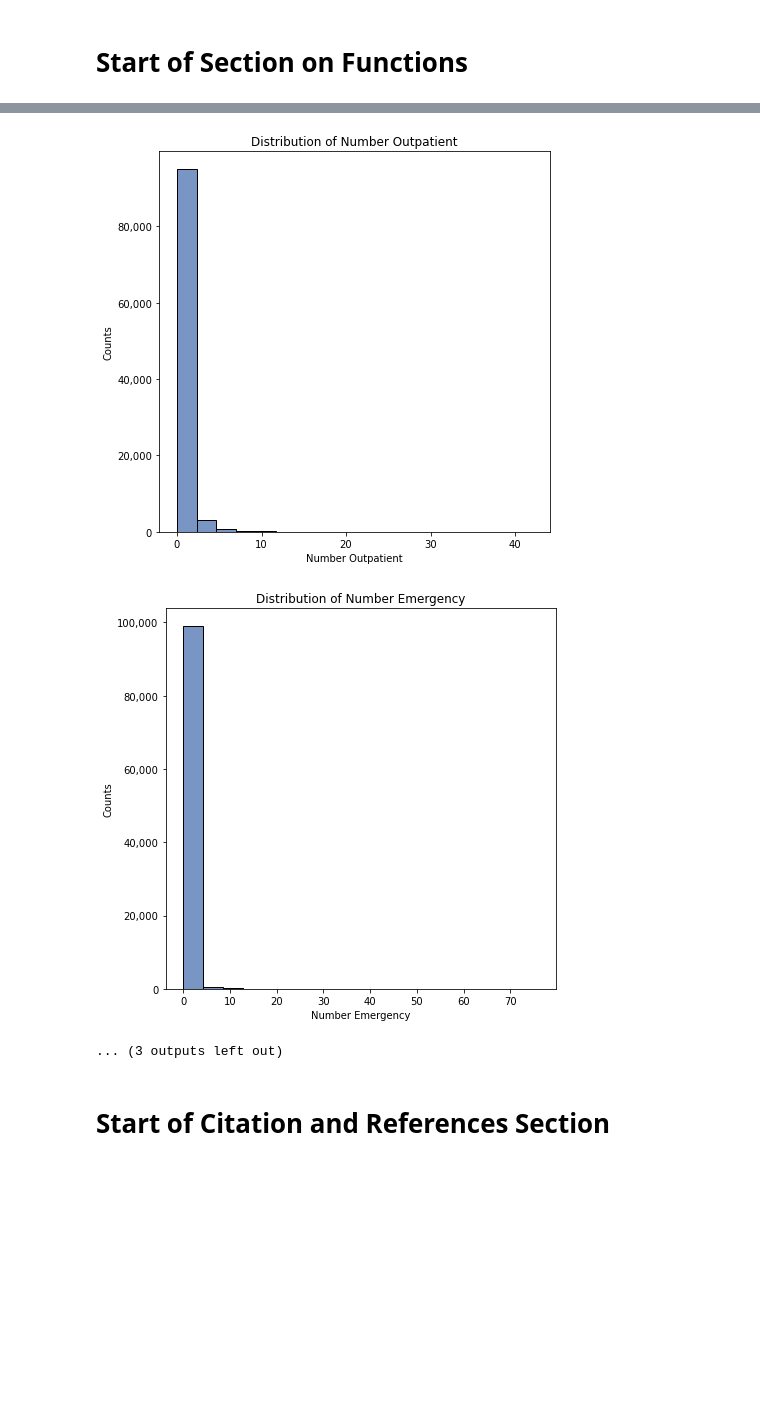
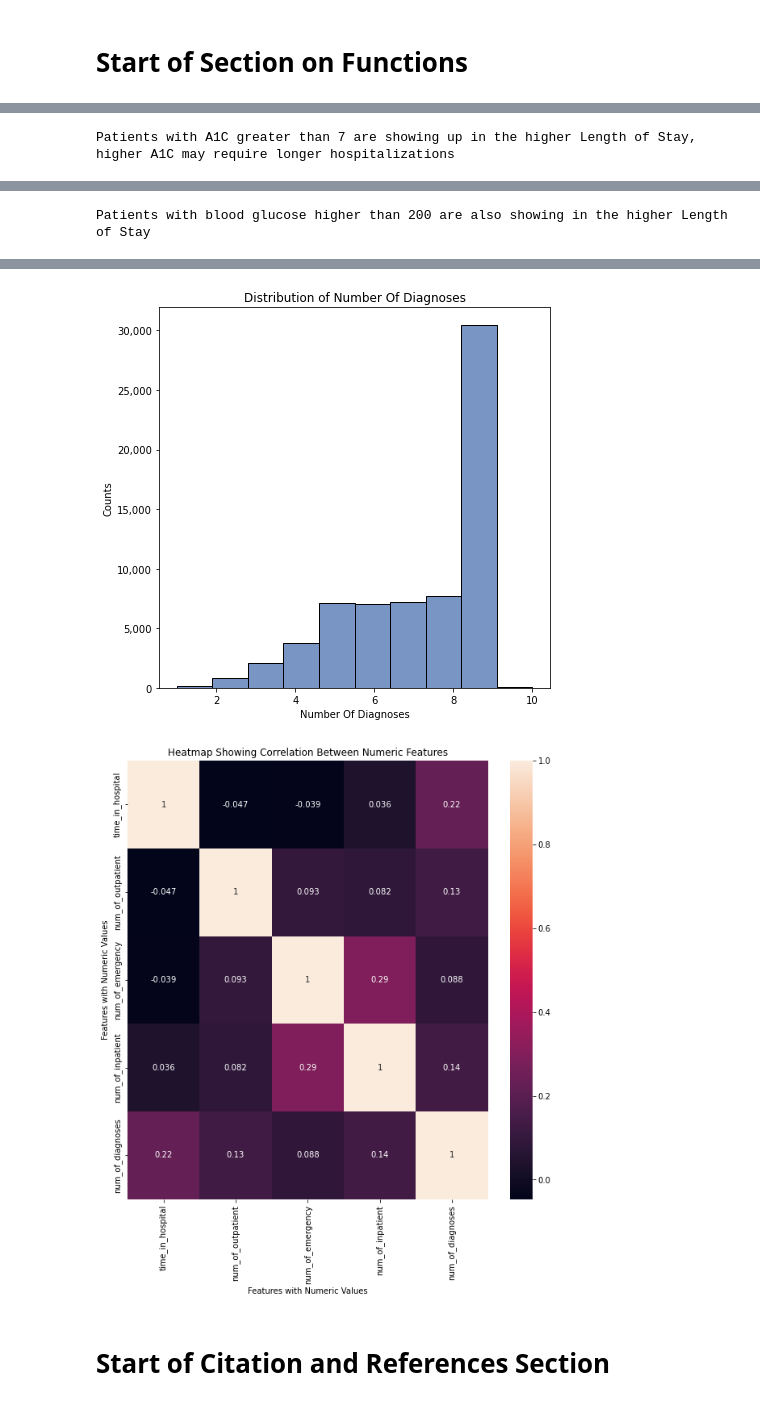
Before and after one commit to michaelakinosho/diabetes_readmission, a Jupyter notebook: diabetes_readmission.ipynb, the cells around one changed output, grey strips where cells are left out. Drawn from its saved outputs; the diff is of its cells as text; code cells hidden in the pictures; blank space fills up the shorter version.

Commit message:
Implementing project on Diabetes Readmission Project
Implementing project on Diabetes Readmission Project

```diff
--- a/diabetes_readmission.ipynb
+++ b/diabetes_readmission.ipynb
@@ -7,7 +26,6 @@ import os
 # %%
 plt.style.use('seaborn-deep')
 # %%
-filepathname = 'c:\\Users\\micha\\Documents\\GitHub\\diabetes_readmissions\\diabetes.csv'
-df = pd.read_csv(filepathname, header=0,)
+df = pd.read_csv(filepathname, header=0, index_col = 'encounter_id')
 df.head()
 # %% [output]
@@ -40,7 +97,7 @@ def create_plots(myXaxis,myYaxis,myXlabel,myYlabel,myTitle,myPlot,fsize=7):
     elif myPlot == "Heatmap":
         sns.heatmap(ax = notch_ax, data=df.corr(),annot=True)
     elif myPlot == "Histplot":
-        sns.histplot(data=df, x = myXaxis)
+        sns.histplot(data=df, x = myXaxis,bins=10)
 
     plt.title(myTitle)
     plt.xlabel(myXlabel)
@@ -191,28 +471,35 @@ Name: readmitted, dtype: float64
 
 # Create a number of Boxplots
 create_plots('A1Cresult','time_in_hospital','A1C Result','Length of Stay in Days','Result of >7 or >8 Indicates High Levels of Blood Glucose Over The Past Three Months','Boxplot')
+print("Patients with A1C greater than 7 are showing up in the higher Length of Stay, higher A1C may require longer hospitalizations\n")
 
 create_plots('max_glu_serum','time_in_hospital','Blood Glucose Level','Length of Stay in Days','Glucose Serum of >200 or >300 Is High Health Risk','Boxplot')
+print("Patients with blood glucose higher than 200 are also showing in the higher Length of Stay")
 
 # Create a number of Barplots
-create_plots('readmitted','patient_nbr','Types of Readmission','Counts','Count of Readmissions: <30 Days, >=30 Days, No Readmission','Barplot')
+create_plots('readmitted','discharge_group','Types of Readmission','Counts','Count of Readmissions: <30 Days, >=30 Days, No Readmission','Barplot')
 
-create_plots('diabetesMed','patient_nbr','On Diabetes Medication','Counts','Count on Diabetes Medications','Barplot')
+create_plots('diabetesMed','discharge_group','On Diabetes Medication','Counts','Count on Diabetes Medications','Barplot')
 
-create_plots('age','patient_nbr','Age Brackets','Counts','Count in Age Brackets','Barplot',10)
+create_plots('age','discharge_group','Age Brackets','Counts','Count in Age Brackets','Barplot',10)
 
-create_plots('gender','patient_nbr','Gender','Counts','Count by Gender','Barplot')
+create_plots('gender','discharge_group','Gender','Counts','Count by Gender','Barplot')
 
-create_plots('race','patient_nbr','Race','Counts','Count by Race','Barplot')
+create_plots('race','discharge_group','Race','Counts','Count by Race','Barplot')
 
 # Create a number of Histplots
-histplot_features_list = ['num_lab_procedures', 'num_procedures',\
-    'num_medications','number_outpatient','number_emergency','number_inpatient','number_diagnoses']
+histplot_features_list = ['num_of_outpatient','num_of_emergency','num_of_inpatient']
+for plot in histplot_features_list:
+    plotLbl = plot.replace("num_of_","number of ")
+    plotLbl = plotLbl.title()
+    create_plots(plot,'blank',plotLbl,'Counts','Distribution of ' + plotLbl + ' Visits','Histplot')
 
+histplot_features_list = ['num_of_diagnoses']
 for plot in histplot_features_list:
-    plotLbl = plot.replace("_"," ")
+    plotLbl = plot.replace("num_of_","number of ")
     plotLbl = plotLbl.title()
-    create_plots(plot,'blank',plotLbl,'Counts','Distribution of ' + plotLbl,'Histplot')
+    create_plots(plot,'blank',plotLbl,'Counts','Distribution of ' + plotLbl ,'Histplot')
+
 
 # Create Heatmap to show correlation
 create_plots('Features with Numeric Values','Features with Numeric Values','Features with Numeric Values','Features with Numeric Values','Heatmap Showing Correlation Between Numeric Features','Heatmap',10)
@@ -221 +508,3 @@ create_plots('Features with Numeric Values','Features with Numeric Values','Feat
+Patients with A1C greater than 7 are showing up in the higher Length of Stay, higher A1C may require longer hospitalizations
 [figure]
+Patients with blood glucose higher than 200 are also showing in the higher Length of Stay
@@ -230,6 +519,5 @@ create_plots('Features with Numeric Values','Features with Numeric Values','Feat
-[figure, old version]
+[figure, new version]
-[figure, old version]
+[figure, new version]
-... (3 outputs left out)
 # %% [markdown]
 <h1>Start of Citation and References Section</h1>
 # %% [markdown]
```
Also changed, not shown: parts of 41 cells of this notebook, 1 other file.
